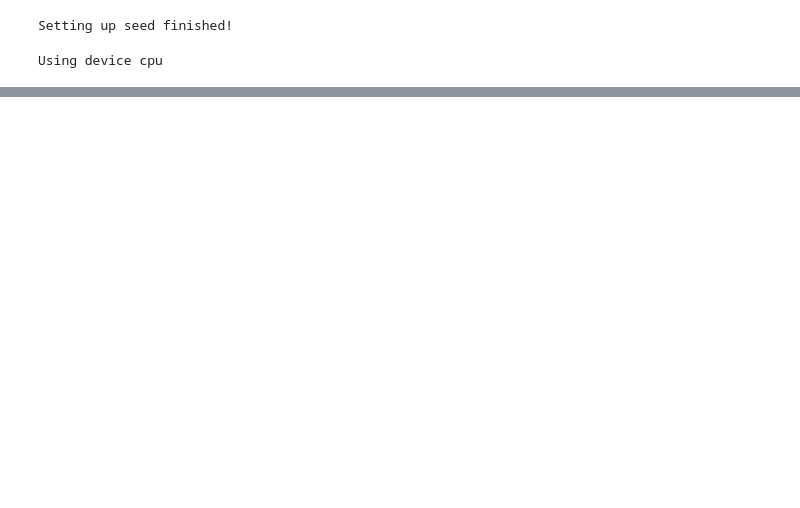
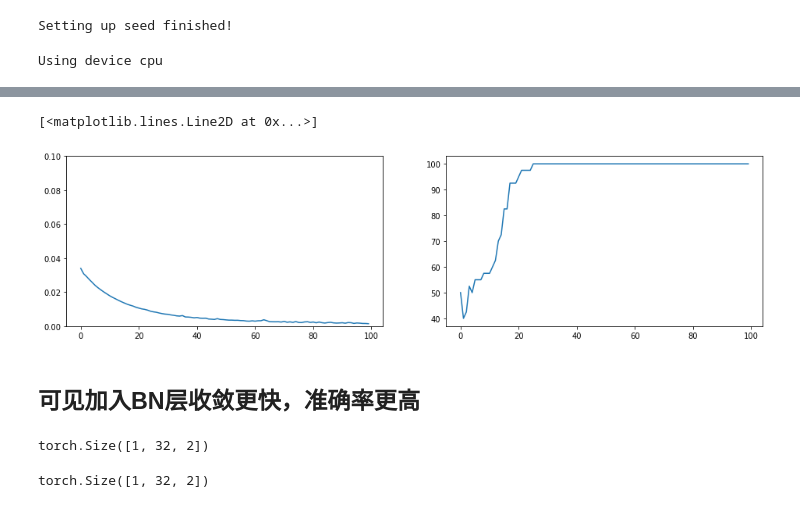
Before and after one commit to BarryLiu97/deep-learning, a Jupyter notebook: Gender/gender_train.ipynb, the cells around one changed output, grey strips where cells are left out. Drawn from its saved outputs; the diff is of its cells as text; code cells hidden in the pictures; blank space fills up the shorter version.

```diff
--- a/Gender/gender_train.ipynb
+++ b/Gender/gender_train.ipynb
@@ -128,0 +141,14 @@ plt.pl
+# %%
+model2 = GenderNet(do_bn=True)
+model2.to(device);
+
+optimizer = torch.optim.SGD(model2.parameters(), lr=0.01, weight_decay=1e-3)
+# scheduler = torch.optim.lr_scheduler.MultiStepLR(optimizer, [10, 20], 0.1)
+criterion = nn.CrossEntropyLoss()
+
+epoch_loss2 = []
+valid_acc2 = []
+for epoch in range(100):
+    current_loss2, model2 = train(epoch, model2)
+    valid_acc2.append(valid(epoch, model2))
+    epoch_loss2.append(current_loss2)
@@ -128,0 +173,12 @@ plt.pl
+# %%
+plt.figure(figsize=(16, 4))
+plt.subplot(121)
+plt.plot(epoch_loss2)
+plt.ylim(0, 0.1)
+plt.subplot(122)
+plt.plot(valid_acc2)
+# %% [output]
+[<matplotlib.lines.Line2D at 0x...>]
+[figure, added]
+# %% [markdown]
+## 可见加入BN层收敛更快，准确率更高
@@ -128,0 +187,12 @@ plt.pl
+# %%
+data = train_set.data[[0, 1]].to_numpy()[:32]
+data = torch.FloatTensor(data)
+data = data.unsqueeze(0)
+data.shape
+# %% [output]
+torch.Size([1, 32, 2])
+# %%
+bn_data = bn(data)
+bn_data.shape
+# %% [output]
+torch.Size([1, 32, 2])
```
Also changed, not shown: parts of 9 cells of this notebook, 1 other file.
